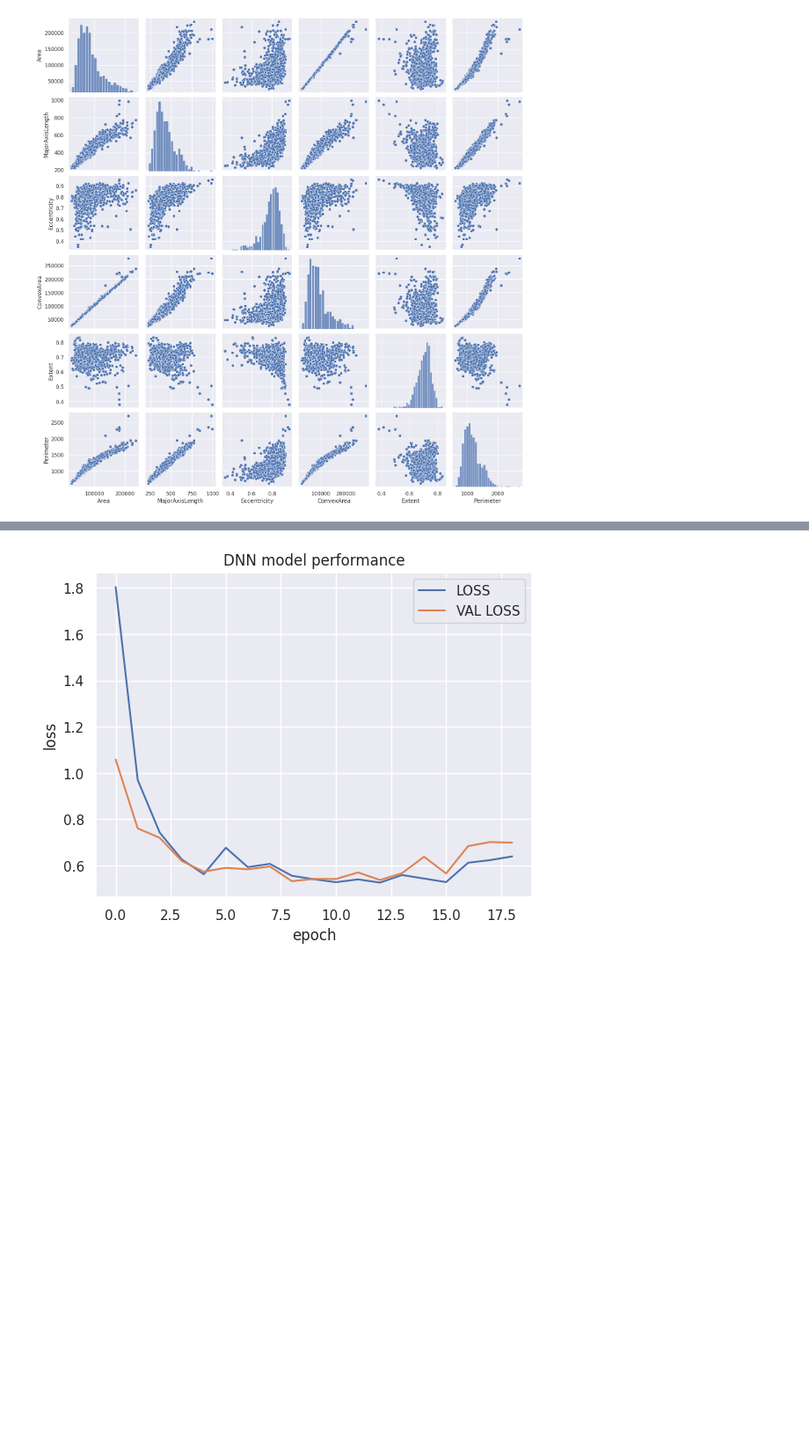
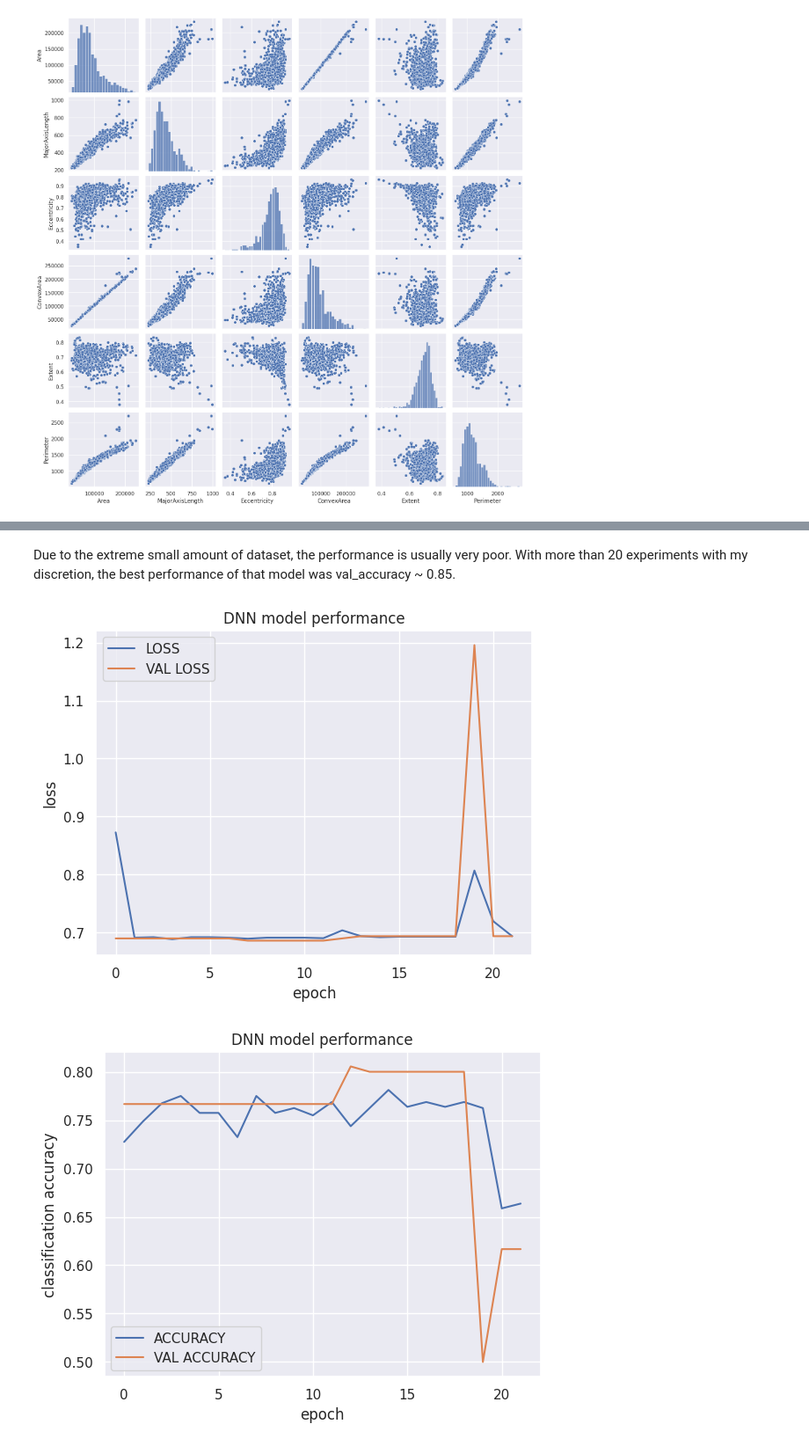
Before and after one commit to KnightChaser/ML-challenge, a Jupyter notebook: EX_challenging_problems/02_raisin_classification/raisin_classification_factory_DNN.ipynb, the cells around one changed output, grey strips where cells are left out. Shown at 88% size. Drawn from its saved outputs; the diff is of its cells as text; code cells hidden in the pictures; blank space fills up the shorter version.

```diff
--- a/EX_challenging_problems/02_raisin_classification/raisin_classification_factory_DNN.ipynb
+++ b/EX_challenging_problems/02_raisin_classification/raisin_classification_factory_DNN.ipynb
@@ -49,7 +49,7 @@ sns.pairplot(raisin[["Area", "MajorAxisLength", "Eccentricity", "ConvexArea", "E
 from sklearn.model_selection import train_test_split
 from sklearn.preprocessing import StandardScaler
 
-train_input, test_input, train_target, test_target = train_test_split(raisin_input, raisin_target, random_state = 0xCAFE)
+train_input, test_input, train_target, test_target = train_test_split(raisin_input, raisin_target, random_state = 0xCAFE, test_size = 0.2)
 
 ss = StandardScaler()
 ss.fit(train_input)
@@ -91,9 +91,9 @@ def create_DNN_model(additional_layers = None):
 
     return model
 # %%
-model = create_DNN_model([keras.layers.Dense(units = 32, activation = "relu", input_shape = (train_scaled.shape[1], )),
+model = create_DNN_model([keras.layers.Dense(units = 64, activation = "relu", input_shape = (train_scaled.shape[1], )),
+                          keras.layers.Dense(units = 32, activation = "relu"),
                           keras.layers.Dense(units = 16, activation = "relu"),
-                          keras.layers.Dense(units = 8, activation = "relu"),
                           ])
 model.summary()
 # %% [output]
@@ -117,15 +117,19 @@ _________________________________________________________________
 # %%
 from tensorflow._api.v2.config import optimizer
 
+sgd = keras.optimizers.SGD(learning_rate = 0.01, momentum = 0.9, nesterov = True)
+
 model.compile(loss = "sparse_categorical_crossentropy",            # <--- CLASSIFICATION
-              metrics = "accuracy")
+              metrics = "accuracy",
+              optimizer = "adam")
 # %%
 from sklearn.utils import validation
 
 early_stopping_checkpoint = keras.callbacks.EarlyStopping(patience = 10, restore_best_weights = True, mode = "auto")
 
 history = model.fit(train_scaled, train_target,
-                     epochs = 50,
+                     epochs = 100,
+                     steps_per_epoch = 100,
                      validation_data = (test_scaled, test_target),
                      callbacks = [early_stopping_checkpoint])
 # %% [output]
@@ -149,15 +153,29 @@ Epoch 19/50
+# %% [markdown]
+Due to the extreme small amount of dataset, the performance is usually very poor. With more than 20 experiments with my discretion, the best performance of that model was val_accuracy ~ 0.85.
 # %%
 import matplotlib.pyplot as plt
 
 plt.title("DNN model performance")
 
 plt.plot(history.history["loss"], label = "LOSS")
 plt.plot(history.history["val_loss"], label = "VAL LOSS")
 
 plt.xlabel("epoch")
 plt.ylabel("loss")
 plt.legend()
 
 plt.show()
+
+plt.title("DNN model performance")
+
+plt.plot(history.history["accuracy"], label = "ACCURACY")
+plt.plot(history.history["val_accuracy"], label = "VAL ACCURACY")
+
+plt.xlabel("epoch")
+plt.ylabel("classification accuracy")
+plt.legend()
+
+plt.show()
 # %% [output]
-[figure, old version]
+[figure, new version]
+[figure, added]
```
Also changed, not shown: parts of 5 cells of this notebook.
